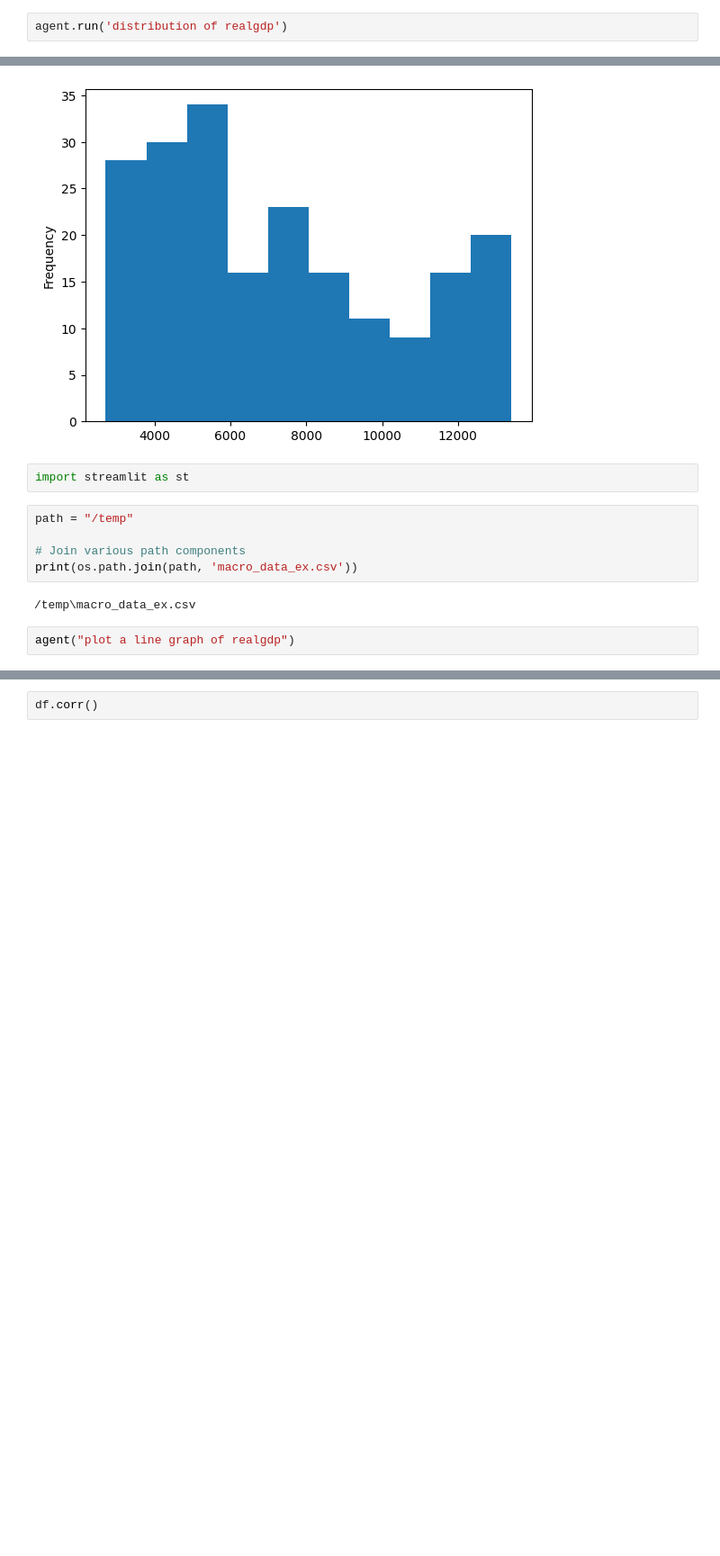
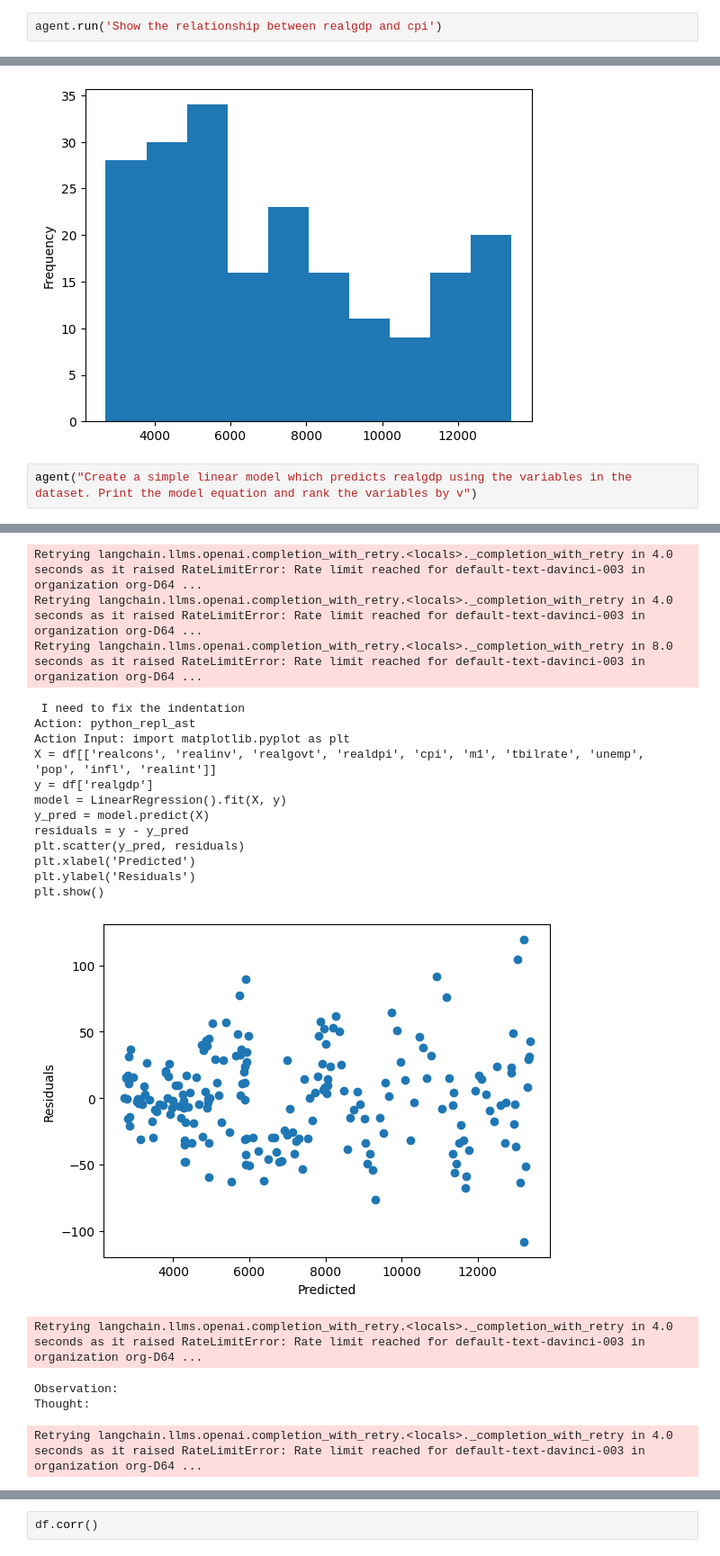
Before and after one commit to pnshann/genai_transformers, a Jupyter notebook: langchain_rsrch/Untitled.ipynb, the cells around one changed output, grey strips where cells are left out. Shown: that part at 90% size. Cells and saved outputs as stored; diff of their text form; blank space fills up the shorter version.

```diff
--- a/langchain_rsrch/Untitled.ipynb
+++ b/langchain_rsrch/Untitled.ipynb
@@ -29,4 +30,4 @@ csv_agent = create_csv_agent(
 # %%
-agent.run('distribution of realgdp')
+agent.run('Show the relationship between realgdp and cpi')
 # %% [output]
 > Entering new AgentExecutor chain...
@@ -62,14 +57,6 @@ Final Answer: df['realgdp'].plot.hist()
 {'input': 'Show the distribution of realgdp. Provide the code needed to create the graph',
  'output': "df['realgdp'].plot.hist()"}
 [figure]
-# %%
-import streamlit as st
-# %%
-path = "/temp"
-
-# Join various path components
-print(os.path.join(path, 'macro_data_ex.csv'))
-# %% [output]
-/temp\macro_data_ex.csv
 # %%
-agent("plot a line graph of realgdp")
+agent("Create a simple linear model which predicts realgdp using the variables in the dataset. Print the model equation and rank the variables by v")
+# %% [output]
@@ -75,0 +94,20 @@ agent("plot a line graph of realgdp")
+Retrying langchain.llms.openai.completion_with_retry.<locals>._completion_with_retry in 4.0 seconds as it raised RateLimitError: Rate limit reached for default-text-davinci-003 in organization org-D64 ...
+Retrying langchain.llms.openai.completion_with_retry.<locals>._completion_with_retry in 4.0 seconds as it raised RateLimitError: Rate limit reached for default-text-davinci-003 in organization org-D64 ...
+Retrying langchain.llms.openai.completion_with_retry.<locals>._completion_with_retry in 8.0 seconds as it raised RateLimitError: Rate limit reached for default-text-davinci-003 in organization org-D64 ...
+ I need to fix the indentation
+Action: python_repl_ast
+Action Input: import matplotlib.pyplot as plt
+X = df[['realcons', 'realinv', 'realgovt', 'realdpi', 'cpi', 'm1', 'tbilrate', 'unemp', 'pop', 'infl', 'realint']]
+y = df['realgdp']
+model = LinearRegression().fit(X, y)
+y_pred = model.predict(X)
+residuals = y - y_pred
+plt.scatter(y_pred, residuals)
+plt.xlabel('Predicted')
+plt.ylabel('Residuals')
+plt.show()
+[figure, added]
+Retrying langchain.llms.openai.completion_with_retry.<locals>._completion_with_retry in 4.0 seconds as it raised RateLimitError: Rate limit reached for default-text-davinci-003 in organization org-D64 ...
+Observation:
+Thought:
+Retrying langchain.llms.openai.completion_with_retry.<locals>._completion_with_retry in 4.0 seconds as it raised RateLimitError: Rate limit reached for default-text-davinci-003 in organization org-D64 ...
```
Also changed, not shown: parts of 8 cells of this notebook, 6 other files.
